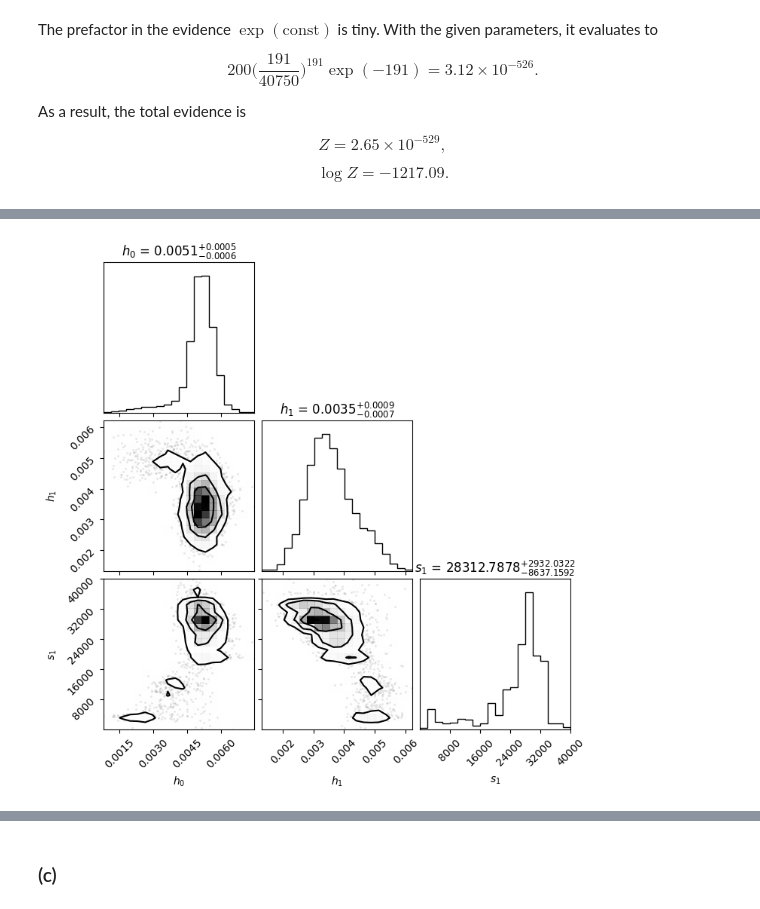
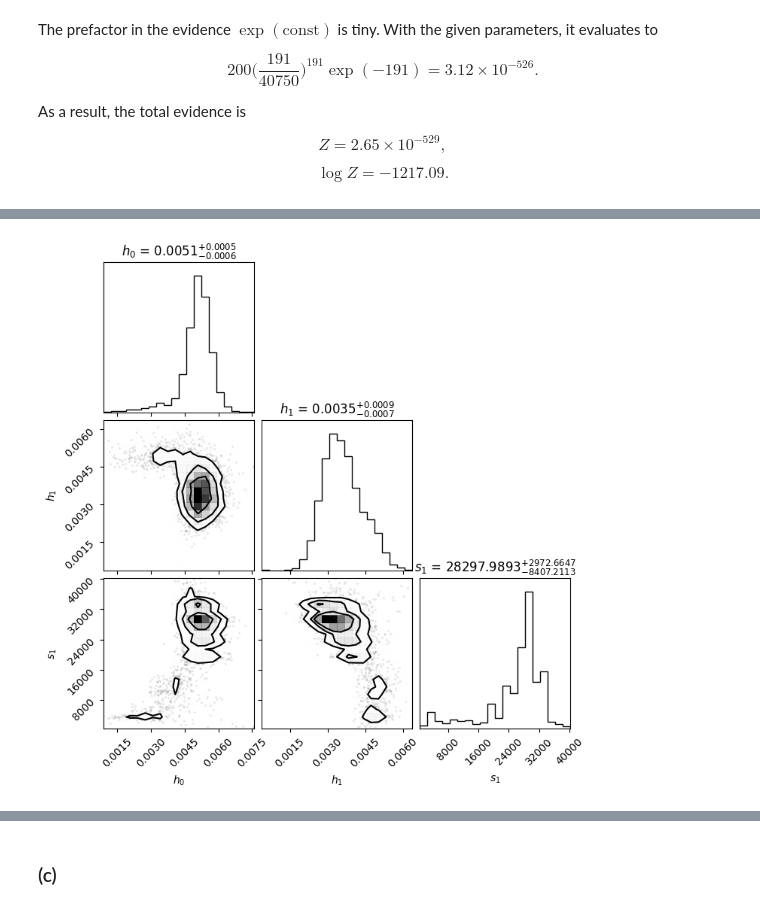
Before and after one commit to AlexBM173/apb86_S2, a Jupyter notebook: draft.ipynb, the cells around one changed output, grey strips where cells are left out. Cells and saved outputs as stored; diff of their text form; code cells hidden in the pictures.

```diff
--- a/draft.ipynb
+++ b/draft.ipynb
@@ -306,7 +281,7 @@ plt.show()
 # %%
 import corner
 labels = ["$h_0$", "$h_1$", "$s_1$"]
-fig = corner.corner(samples_1.reshape(-1, ndim), labels=labels, show_titles=True, title_fmt=".4f", title_kwargs={"fontsize": 12})
+fig = corner.corner(samples.reshape(-1, ndim), labels=labels, show_titles=True, title_fmt=".4f", title_kwargs={"fontsize": 12})
 plt.show()
 # %% [output]
-[figure, old version]
+[figure, new version]
```
Also changed, not shown: parts of 9 cells of this notebook.
